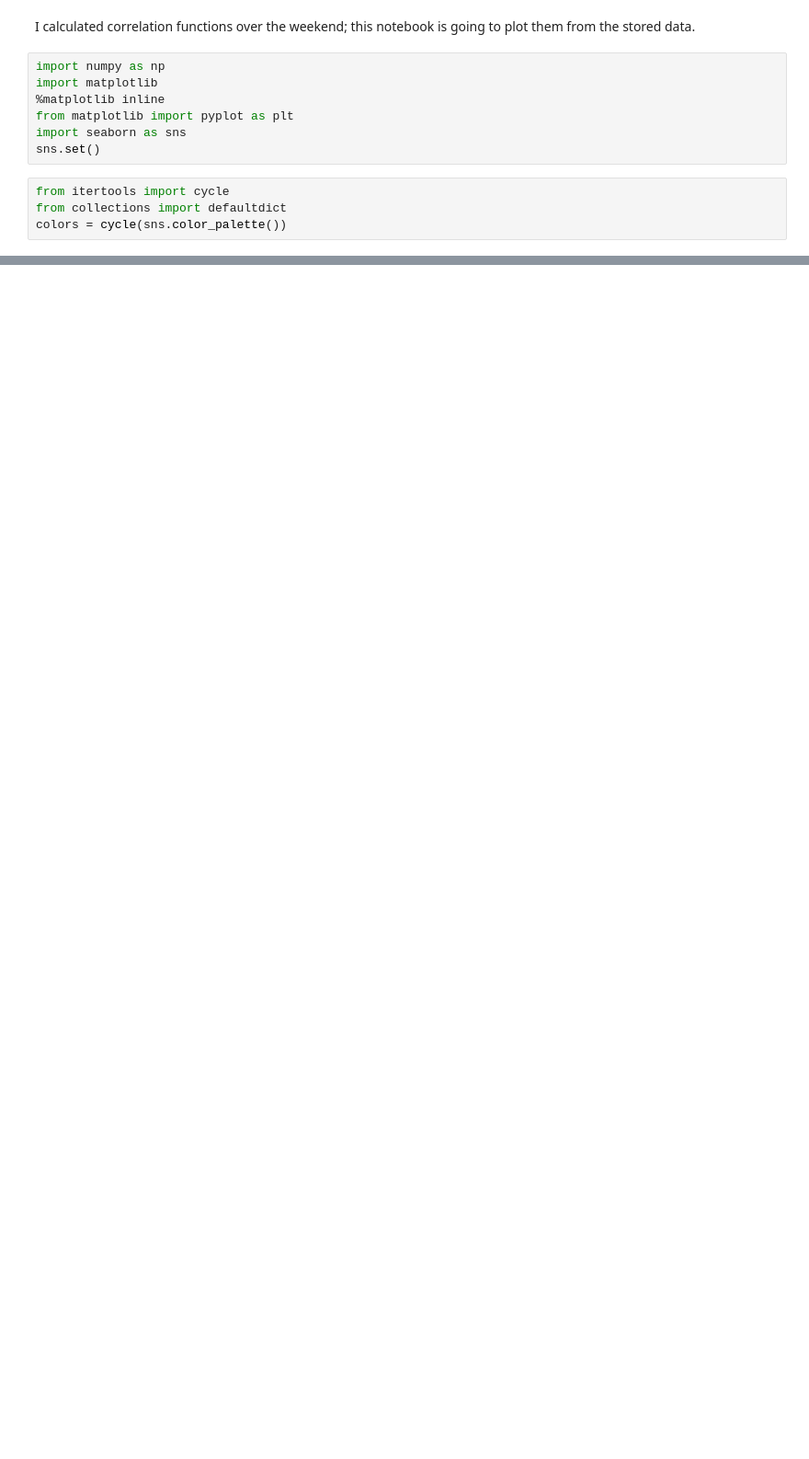
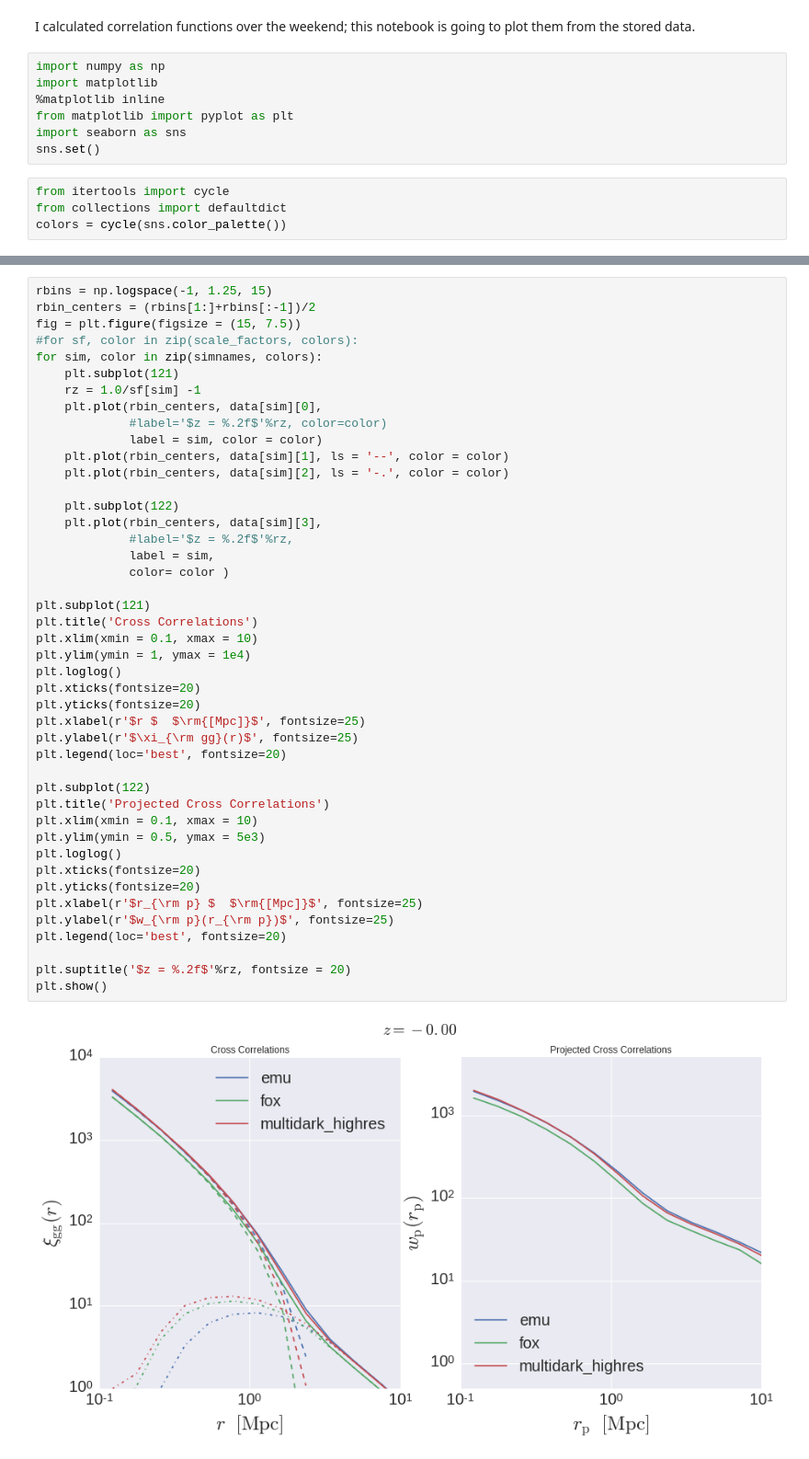
Before and after one commit to mclaughlin6464/HODEmulator, a Jupyter notebook: PlotCorrs.ipynb, the cells around one changed output, grey strips where cells are left out. Shown at 92% size. Saved outputs shown, nothing was run; the diff lists cells and outputs as text; blank space fills up the shorter version.

```diff
--- a/PlotCorrs.ipynb
+++ b/PlotCorrs.ipynb
@@ -14,2 +29,48 @@ colors = cycle(sns.color_palette())
+# %%
+rbins = np.logspace(-1, 1.25, 15)
+rbin_centers = (rbins[1:]+rbins[:-1])/2
+fig = plt.figure(figsize = (15, 7.5))
+#for sf, color in zip(scale_factors, colors):
+for sim, color in zip(simnames, colors):
+    plt.subplot(121)
+    rz = 1.0/sf[sim] -1
+    plt.plot(rbin_centers, data[sim][0],
+             #label='$z = %.2f$'%rz, color=color)
+             label = sim, color = color)
+    plt.plot(rbin_centers, data[sim][1], ls = '--', color = color)
+    plt.plot(rbin_centers, data[sim][2], ls = '-.', color = color)
+
+    plt.subplot(122)
+    plt.plot(rbin_centers, data[sim][3],
+             #label='$z = %.2f$'%rz,
+             label = sim,
+             color= color )
+
+plt.subplot(121)
+plt.title('Cross Correlations')
+plt.xlim(xmin = 0.1, xmax = 10)
+plt.ylim(ymin = 1, ymax = 1e4)
+plt.loglog()
+plt.xticks(fontsize=20)
+plt.yticks(fontsize=20)
+plt.xlabel(r'$r $  $\rm{[Mpc]}$', fontsize=25)
+plt.ylabel(r'$\xi_{\rm gg}(r)$', fontsize=25)
+plt.legend(loc='best', fontsize=20)
+
+plt.subplot(122)
+plt.title('Projected Cross Correlations')
+plt.xlim(xmin = 0.1, xmax = 10)
+plt.ylim(ymin = 0.5, ymax = 5e3)
+plt.loglog()
+plt.xticks(fontsize=20)
+plt.yticks(fontsize=20)
+plt.xlabel(r'$r_{\rm p} $  $\rm{[Mpc]}$', fontsize=25)
+plt.ylabel(r'$w_{\rm p}(r_{\rm p})$', fontsize=25)
+plt.legend(loc='best', fontsize=20)
+
+plt.suptitle('$z = %.2f$'%rz, fontsize = 20)
+plt.show()
+# %% [output]
+[figure, added]
 # %%
 outputdir = '/u/ki/swmclau2/des/HODOutput/'
```
Also changed, not shown: parts of 7 cells of this notebook, 2 other files.
